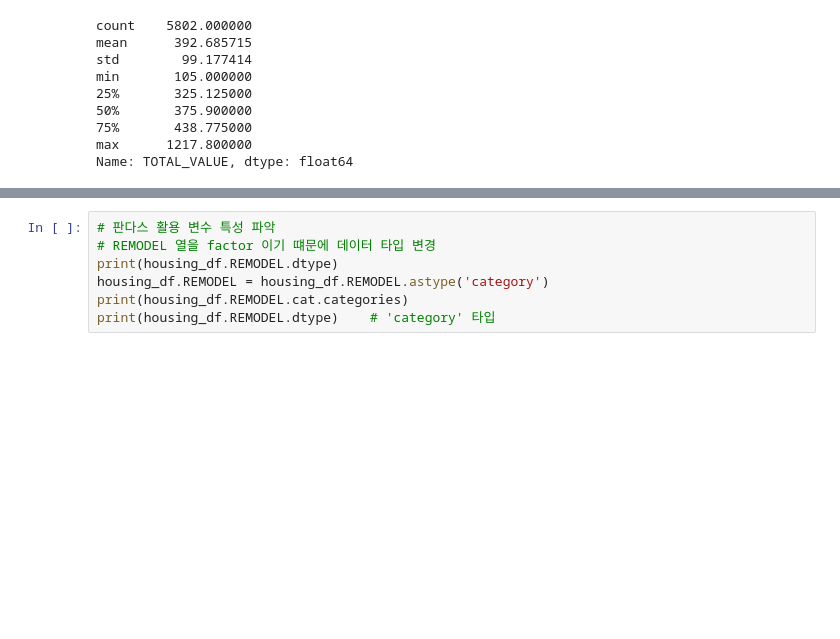
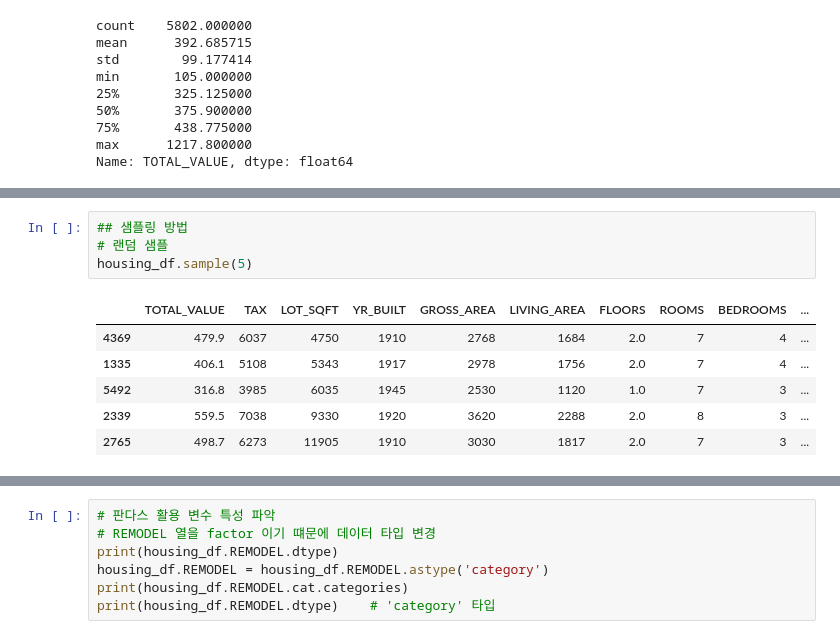
Before and after one commit to JunheeChoi/dm_class, a Jupyter notebook: DM_class_01-03.ipynb, the cells around one changed output, grey strips where cells are left out. Drawn from its saved outputs; the diff is of its cells as text; blank space fills up the shorter version.

```diff
--- a/DM_class_01-03.ipynb
+++ b/DM_class_01-03.ipynb
@@ -195,0 +305,11 @@ Name: TOTAL_VALUE, dtype: float64
+# %%
+## 샘플링 방법
+# 랜덤 샘플
+housing_df.sample(5)
+# %% [output]
+|  | TOTAL_VALUE | TAX | LOT_SQFT | YR_BUILT | GROSS_AREA | LIVING_AREA | FLOORS | ROOMS | BEDROOMS | ... |
+| 4369 | 479.9 | 6037 | 4750 | 1910 | 2768 | 1684 | 2.0 | 7 | 4 | ... |
+| 1335 | 406.1 | 5108 | 5343 | 1917 | 2978 | 1756 | 2.0 | 7 | 4 | ... |
+| 5492 | 316.8 | 3985 | 6035 | 1945 | 2530 | 1120 | 1.0 | 7 | 3 | ... |
+| 2339 | 559.5 | 7038 | 9330 | 1920 | 3620 | 2288 | 2.0 | 8 | 3 | ... |
+| 2765 | 498.7 | 6273 | 11905 | 1910 | 3030 | 1817 | 2.0 | 7 | 3 | ... |
```
Also changed, not shown: parts of 84 cells of this notebook.
